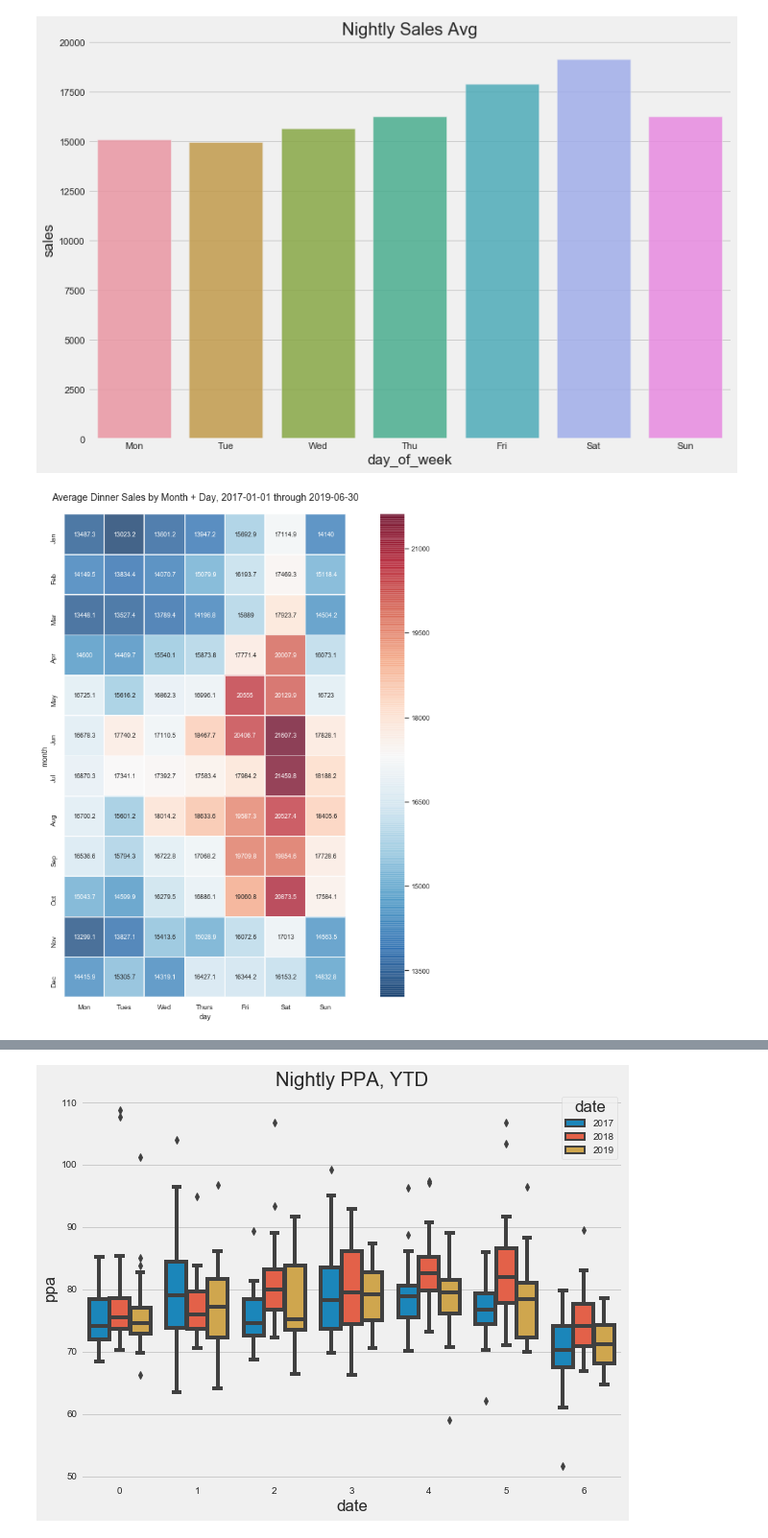
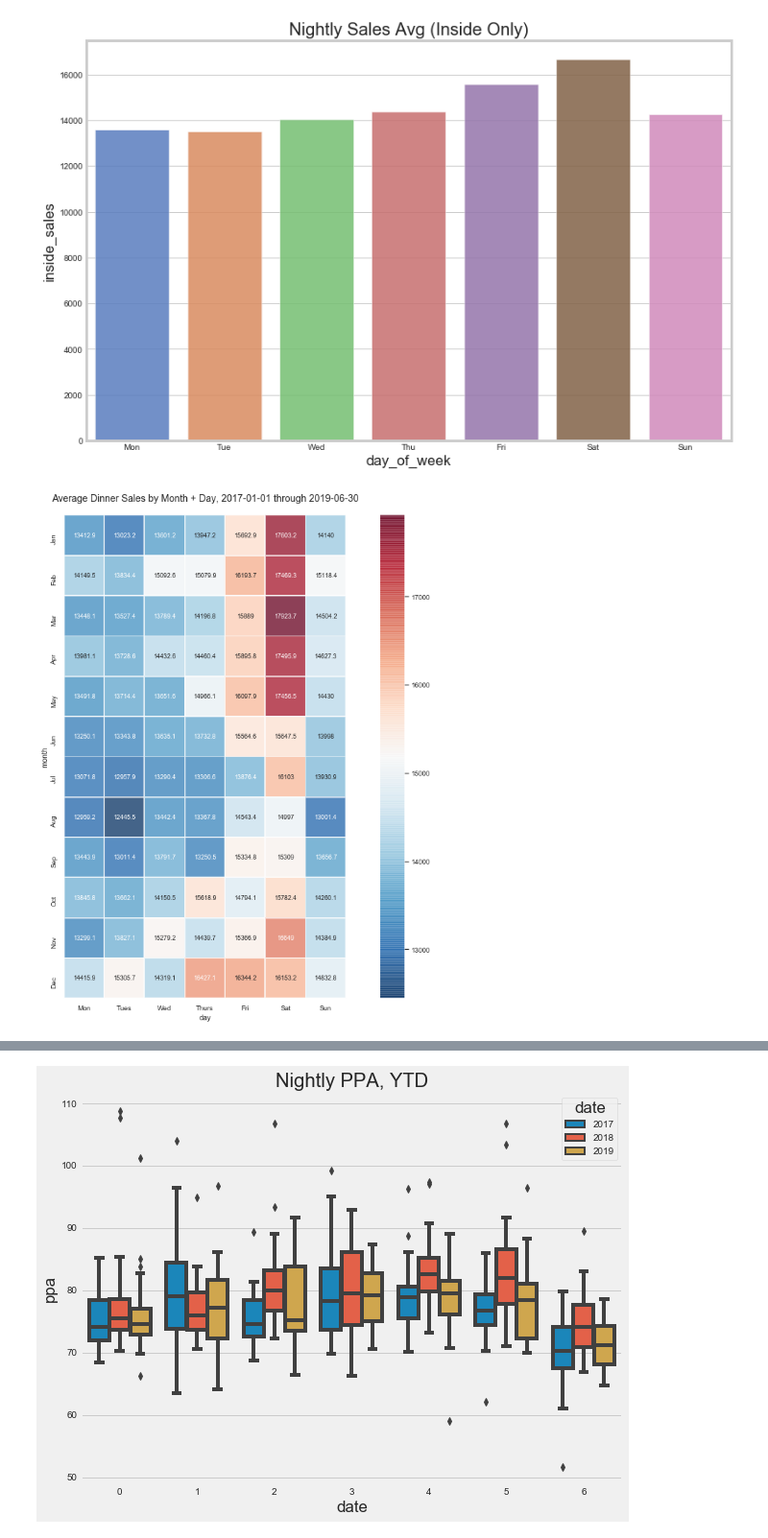
Before and after one commit to maks-p/restaurant_sales_forecasting, a Jupyter notebook: final_eda.ipynb, the cells around one changed output, grey strips where cells are left out. Shown at 96% size. Cells and saved outputs as stored; diff of their text form; code cells hidden in the pictures.

```diff
--- a/final_eda.ipynb
+++ b/final_eda.ipynb
@@ -18,8 +18,8 @@ import time
 
 from sklearn.preprocessing import KBinsDiscretizer
 # %%
-target = 'sales'
+target = 'inside_sales'
 # %%
-file = 'csv/CSV_for_EDA.csv'
+file = 'csv/CSV_for_EDA_NEW.csv'
 # %%
 df = pd.read_csv(file, index_col='date', parse_dates=True)
@@ -72,32 +80,0 @@ df = clean_up_for_eda(df)
-# %%
-def clean_eda_outliers(X):
-
-    z_thresh = 2
-
-    for c in ['sales', 'covers']:
-
-            count = 0
-
-            for d in X['day_of_week'].unique():
-
-                # Median / Mean / STD for each day of the week
-                daily_median = np.median(X[X['day_of_week'] == d][c])
-                daily_mean = np.mean(X[X['day_of_week'] == d][c])
-                daily_std = np.std(X[X['day_of_week'] == d ][c])
-
-                # Temporary column encoded if Target Columns have an Outlier
-                X['temp_col'] = np.where((X['day_of_week'] == d) &
-                                         ((np.abs(X[c] - daily_mean)) > (daily_std * z_thresh)), 1, 0)
-
-                # Replace Outlier with Median
-                count += np.sum(X['temp_col'])
-                X[c] = np.where(X['temp_col'] == 1, daily_median, X[c])
-                X.drop(['temp_col'], axis=1, inplace=True)
-
-            print(f'Outliers imputed - {c}: {count} -> {(count / len(X)*100):.2f}% of total')
-
-    X['ppa'] = X['sales'] / X['covers']
-
-    return X
-
-df = clean_eda_outliers(df)
@@ -294,34 +253,35 @@ plt.title('Per Person Average (PPA)');
 # %%
-plt.style.use('fivethirtyeight')
 plt.figure(figsize=(12,8))
-sns.barplot(x='day_of_week', y='sales', data=df, alpha=0.85, ci=False)
-plt.title('Nightly Sales Avg');
+sns.set_style('whitegrid')
+sns.set_palette('muted')
+sns.barplot(x='day_of_week', y=target, data=df, alpha=0.85, ci=False)
+plt.title('Nightly Sales Avg (Inside Only)');
 # %% [output]
-[figure, old version]
+[figure, new version]
 # %%
 def sales_heatmap(df, start_date, end_date):
 
     sns.set_style('whitegrid')
     temp_df = df[(df.index > start_date) & (df.index < end_date)]
 
-    matrix = temp_df.groupby([temp_df.index.month, temp_df.index.dayofweek]).agg({'sales': 'mean'})
+    matrix = temp_df.groupby([temp_df.index.month, temp_df.index.dayofweek]).agg({target: 'mean'})
     matrix = matrix.rename_axis(['month', 'day'])
     temp_df = matrix.unstack(level=1)
 
     plt.figure(figsize=(16,12))
     sns.set(font_scale=0.9)
     sns.set_style('whitegrid')
     sns.heatmap(temp_df, square=True, linewidths=0.75, annot=True, annot_kws={"size": 9}, fmt='g',
                 cmap='RdBu_r', alpha=0.75, yticklabels=['Jan', 'Feb', 'Mar', 'Apr', 'May', 'Jun', 'Jul', 'Aug', 'Sep', 'Oct', 'Nov', 'Dec'],
                 xticklabels=['Mon', 'Tues', 'Wed', 'Thurs', 'Fri', 'Sat', 'Sun'])
     plt.ylabel('month')
     plt.xlabel('day')
     plt.title(f'Average Dinner Sales by Month + Day, {start_date} through {end_date}',size=14, pad=20)
     plt.show();
 
 sales_heatmap(df, '2017-01-01', '2019-06-30')
 # %% [output]
-[figure, old version]
+[figure, new version]
 # %%
 plt.style.use('fivethirtyeight')
 plt.figure(figsize=(8,6))
```
Also changed, not shown: parts of 25 cells of this notebook, 6 other files.
